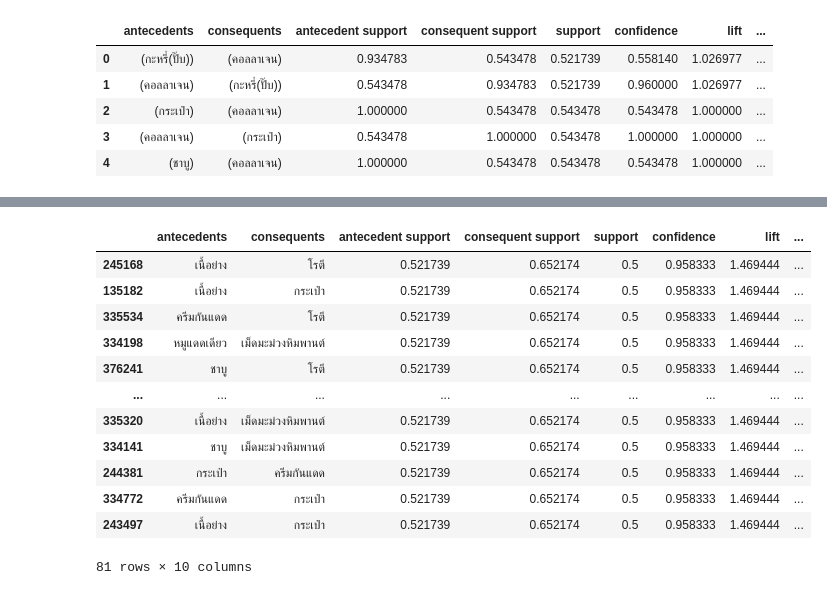
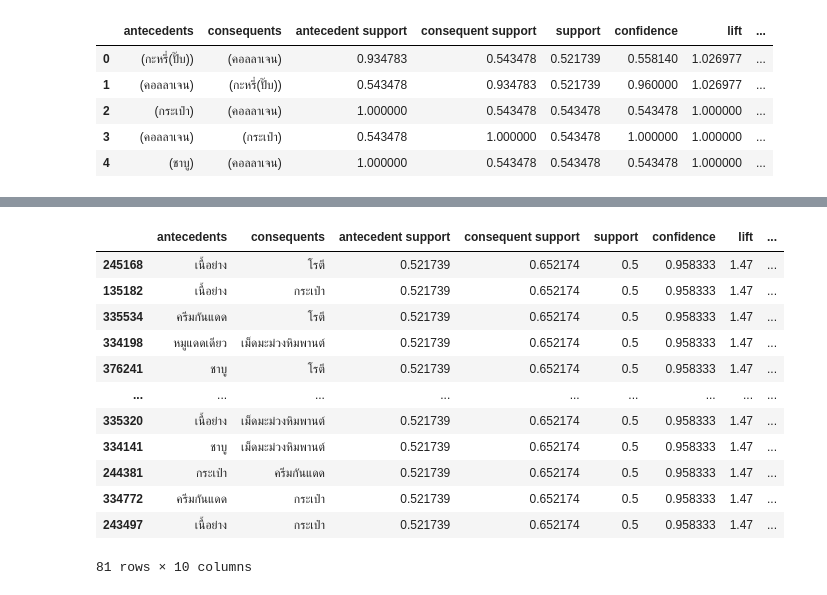
Before and after one commit to PisutSukpool/CRM-Analytics, a Jupyter notebook: Homework 07/Market_Basket_Analysis.ipynb, the cells around one changed output, grey strips where cells are left out. Cells and saved outputs as stored; diff of their text form; code cells hidden in the pictures.

```diff
--- a/Homework 07/Market_Basket_Analysis.ipynb
+++ b/Homework 07/Market_Basket_Analysis.ipynb
@@ -123,20 +107,21 @@ rules_head["consequents"] = rules_head["consequents"].apply(lambda x: list(x)[0]
 rules_head = rules_head.sort_values(by='Interest',ascending=False)
 # %%
 rules_head = rules_head[(rules_head['Interest']==rules_head['Interest'].max())]
+rules_head['lift'] = round(rules_head['lift'] ,2)
 rules_head
 # %% [output]
 |  | antecedents | consequents | antecedent support | consequent support | support | confidence | lift | ... |
-| 245168 | เนื้อย่าง | โรตี | 0.521739 | 0.652174 | 0.5 | 0.958333 | 1.469444 | ... |
-| 135182 | เนื้อย่าง | กระเป๋า | 0.521739 | 0.652174 | 0.5 | 0.958333 | 1.469444 | ... |
-| 335534 | ครีมกันแดด | โรตี | 0.521739 | 0.652174 | 0.5 | 0.958333 | 1.469444 | ... |
-| 334198 | หมูแดดเดียว | เม็ดมะม่วงหิมพานต์ | 0.521739 | 0.652174 | 0.5 | 0.958333 | 1.469444 | ... |
-| 376241 | ชาบู | โรตี | 0.521739 | 0.652174 | 0.5 | 0.958333 | 1.469444 | ... |
+| 245168 | เนื้อย่าง | โรตี | 0.521739 | 0.652174 | 0.5 | 0.958333 | 1.47 | ... |
+| 135182 | เนื้อย่าง | กระเป๋า | 0.521739 | 0.652174 | 0.5 | 0.958333 | 1.47 | ... |
+| 335534 | ครีมกันแดด | โรตี | 0.521739 | 0.652174 | 0.5 | 0.958333 | 1.47 | ... |
+| 334198 | หมูแดดเดียว | เม็ดมะม่วงหิมพานต์ | 0.521739 | 0.652174 | 0.5 | 0.958333 | 1.47 | ... |
+| 376241 | ชาบู | โรตี | 0.521739 | 0.652174 | 0.5 | 0.958333 | 1.47 | ... |
 | ... | ... | ... | ... | ... | ... | ... | ... | ... |
-| 335320 | เนื้อย่าง | เม็ดมะม่วงหิมพานต์ | 0.521739 | 0.652174 | 0.5 | 0.958333 | 1.469444 | ... |
-| 334141 | ชาบู | เม็ดมะม่วงหิมพานต์ | 0.521739 | 0.652174 | 0.5 | 0.958333 | 1.469444 | ... |
-| 244381 | กระเป๋า | ครีมกันแดด | 0.521739 | 0.652174 | 0.5 | 0.958333 | 1.469444 | ... |
-| 334772 | ครีมกันแดด | กระเป๋า | 0.521739 | 0.652174 | 0.5 | 0.958333 | 1.469444 | ... |
-| 243497 | เนื้อย่าง | กระเป๋า | 0.521739 | 0.652174 | 0.5 | 0.958333 | 1.469444 | ... |
+| 335320 | เนื้อย่าง | เม็ดมะม่วงหิมพานต์ | 0.521739 | 0.652174 | 0.5 | 0.958333 | 1.47 | ... |
+| 334141 | ชาบู | เม็ดมะม่วงหิมพานต์ | 0.521739 | 0.652174 | 0.5 | 0.958333 | 1.47 | ... |
+| 244381 | กระเป๋า | ครีมกันแดด | 0.521739 | 0.652174 | 0.5 | 0.958333 | 1.47 | ... |
+| 334772 | ครีมกันแดด | กระเป๋า | 0.521739 | 0.652174 | 0.5 | 0.958333 | 1.47 | ... |
+| 243497 | เนื้อย่าง | กระเป๋า | 0.521739 | 0.652174 | 0.5 | 0.958333 | 1.47 | ... |
 81 rows × 10 columns
 # %%
 import networkx as nx
```
Also changed, not shown: parts of 2 cells of this notebook.
